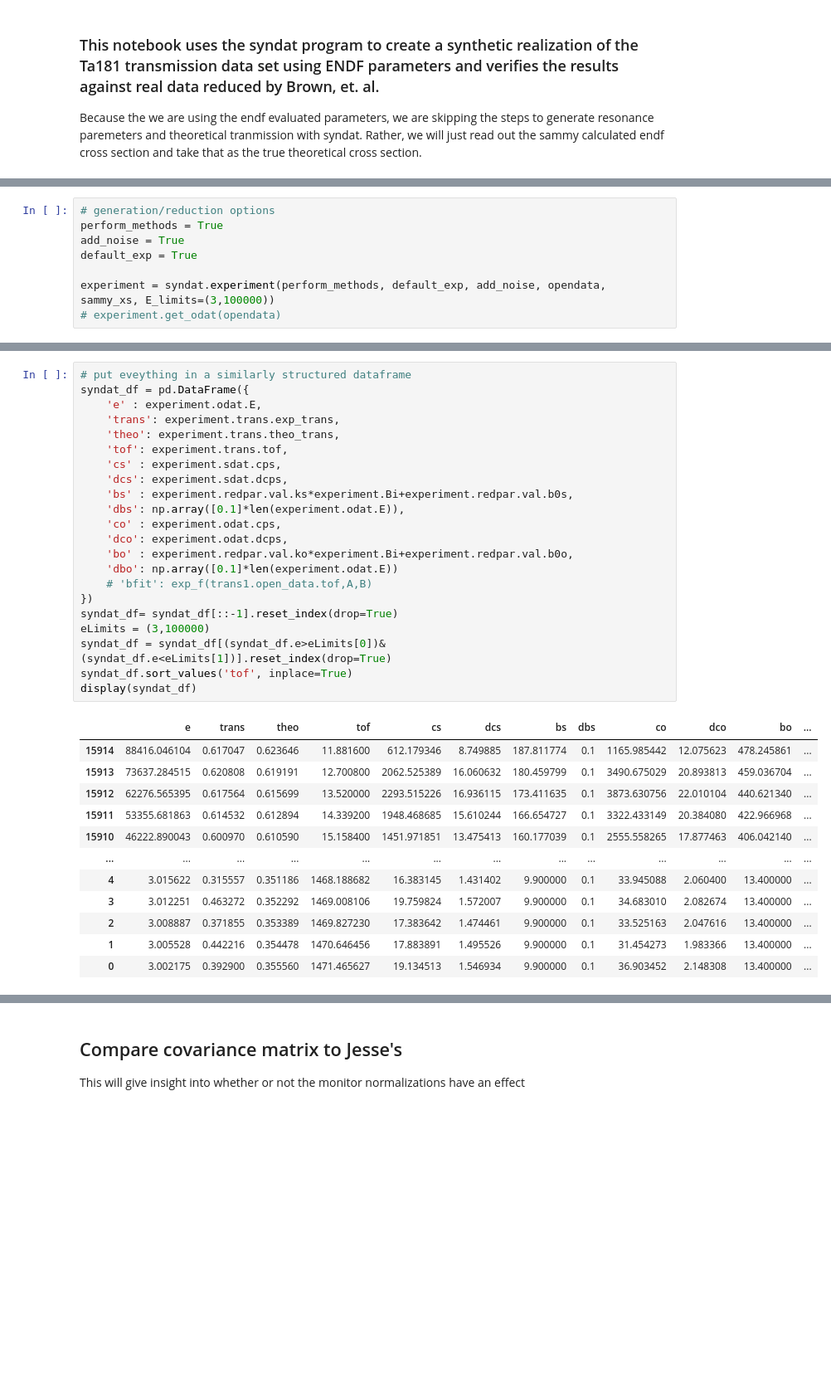
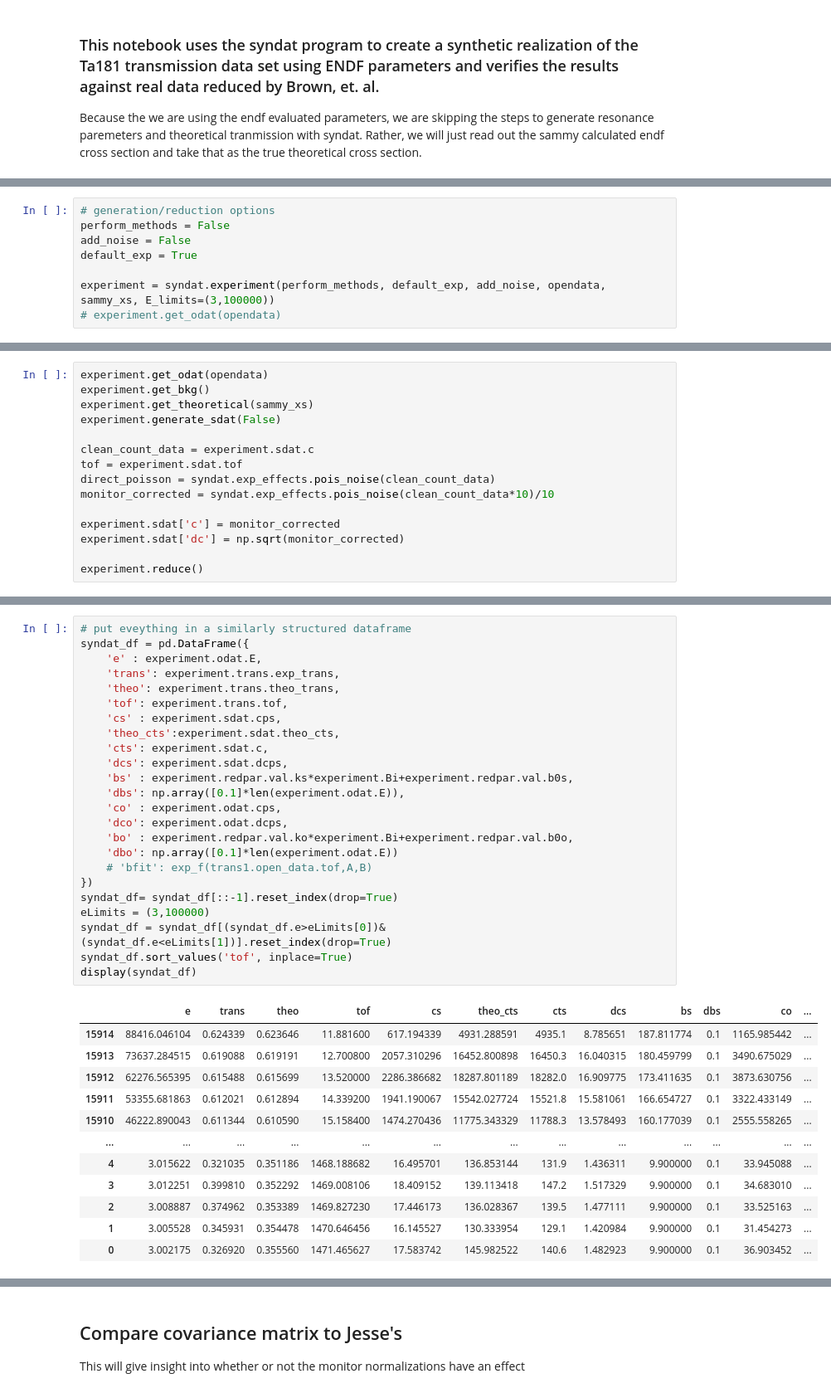
Before and after one commit to Naww137/Syndat, a Jupyter notebook: workspace/verify_against_JBrown.ipynb, the cells around one changed output, grey strips where cells are left out. Shown at 83% size. Drawn from its saved outputs; the diff is of its cells as text; blank space fills up the shorter version.

```diff
--- a/workspace/verify_against_JBrown.ipynb
+++ b/workspace/verify_against_JBrown.ipynb
@@ -40,8 +40,8 @@ sammy_xs = '/Users/noahwalton/research_local/resonance_fitting/synthetic_data/Ta
 # JBrown_lst['tof'] = syndat.exp_effects.e_to_t(JBrown_lst.E, 35.185, True)*1e6+3.326
 # %%
 # generation/reduction options
-perform_methods = True
-add_noise = True
+perform_methods = False
+add_noise = False
 default_exp = True
 
 experiment = syndat.experiment(perform_methods, default_exp, add_noise, opendata, sammy_xs, E_limits=(3,100000))
@@ -65,0 +57,15 @@ experiment.odat
+# %%
+experiment.get_odat(opendata)
+experiment.get_bkg()
+experiment.get_theoretical(sammy_xs)
+experiment.generate_sdat(False)
+
+clean_count_data = experiment.sdat.c
+tof = experiment.sdat.tof
+direct_poisson = syndat.exp_effects.pois_noise(clean_count_data)
+monitor_corrected = syndat.exp_effects.pois_noise(clean_count_data*10)/10
+
+experiment.sdat['c'] = monitor_corrected
+experiment.sdat['dc'] = np.sqrt(monitor_corrected)
+
+experiment.reduce()
@@ -66,35 +78,37 @@ experiment.odat
 # %%
 # put eveything in a similarly structured dataframe
 syndat_df = pd.DataFrame({
     'e' : experiment.odat.E,
     'trans': experiment.trans.exp_trans,
     'theo': experiment.trans.theo_trans,
     'tof': experiment.trans.tof,
     'cs' : experiment.sdat.cps,
+    'theo_cts':experiment.sdat.theo_cts,
+    'cts': experiment.sdat.c,
     'dcs': experiment.sdat.dcps,
     'bs' : experiment.redpar.val.ks*experiment.Bi+experiment.redpar.val.b0s,
     'dbs': np.array([0.1]*len(experiment.odat.E)),
     'co' : experiment.odat.cps,
     'dco': experiment.odat.dcps,
     'bo' : experiment.redpar.val.ko*experiment.Bi+experiment.redpar.val.b0o,
     'dbo': np.array([0.1]*len(experiment.odat.E))
     # 'bfit': exp_f(trans1.open_data.tof,A,B)
 })
 syndat_df= syndat_df[::-1].reset_index(drop=True)
 eLimits = (3,100000)
 syndat_df = syndat_df[(syndat_df.e>eLimits[0])&(syndat_df.e<eLimits[1])].reset_index(drop=True)
 syndat_df.sort_values('tof', inplace=True)
 display(syndat_df)
 # %% [output]
-|  | e | trans | theo | tof | cs | dcs | bs | dbs | co | dco | bo | ... |
-| 15914 | 88416.046104 | 0.617047 | 0.623646 | 11.881600 | 612.179346 | 8.749885 | 187.811774 | 0.1 | 1165.985442 | 12.075623 | 478.245861 | ... |
-| 15913 | 73637.284515 | 0.620808 | 0.619191 | 12.700800 | 2062.525389 | 16.060632 | 180.459799 | 0.1 | 3490.675029 | 20.893813 | 459.036704 | ... |
-| 15912 | 62276.565395 | 0.617564 | 0.615699 | 13.520000 | 2293.515226 | 16.936115 | 173.411635 | 0.1 | 3873.630756 | 22.010104 | 440.621340 | ... |
-| 15911 | 53355.681863 | 0.614532 | 0.612894 | 14.339200 | 1948.468685 | 15.610244 | 166.654727 | 0.1 | 3322.433149 | 20.384080 | 422.966968 | ... |
-| 15910 | 46222.890043 | 0.600970 | 0.610590 | 15.158400 | 1451.971851 | 13.475413 | 160.177039 | 0.1 | 2555.558265 | 17.877463 | 406.042140 | ... |
+|  | e | trans | theo | tof | cs | theo_cts | cts | dcs | bs | dbs | co | ... |
+| 15914 | 88416.046104 | 0.624339 | 0.623646 | 11.881600 | 617.194339 | 4931.288591 | 4935.1 | 8.785651 | 187.811774 | 0.1 | 1165.985442 | ... |
+| 15913 | 73637.284515 | 0.619088 | 0.619191 | 12.700800 | 2057.310296 | 16452.800898 | 16450.3 | 16.040315 | 180.459799 | 0.1 | 3490.675029 | ... |
+| 15912 | 62276.565395 | 0.615488 | 0.615699 | 13.520000 | 2286.386682 | 18287.801189 | 18282.0 | 16.909775 | 173.411635 | 0.1 | 3873.630756 | ... |
+| 15911 | 53355.681863 | 0.612021 | 0.612894 | 14.339200 | 1941.190067 | 15542.027724 | 15521.8 | 15.581061 | 166.654727 | 0.1 | 3322.433149 | ... |
+| 15910 | 46222.890043 | 0.611344 | 0.610590 | 15.158400 | 1474.270436 | 11775.343329 | 11788.3 | 13.578493 | 160.177039 | 0.1 | 2555.558265 | ... |
 | ... | ... | ... | ... | ... | ... | ... | ... | ... | ... | ... | ... | ... |
-| 4 | 3.015622 | 0.315557 | 0.351186 | 1468.188682 | 16.383145 | 1.431402 | 9.900000 | 0.1 | 33.945088 | 2.060400 | 13.400000 | ... |
-| 3 | 3.012251 | 0.463272 | 0.352292 | 1469.008106 | 19.759824 | 1.572007 | 9.900000 | 0.1 | 34.683010 | 2.082674 | 13.400000 | ... |
-| 2 | 3.008887 | 0.371855 | 0.353389 | 1469.827230 | 17.383642 | 1.474461 | 9.900000 | 0.1 | 33.525163 | 2.047616 | 13.400000 | ... |
-| 1 | 3.005528 | 0.442216 | 0.354478 | 1470.646456 | 17.883891 | 1.495526 | 9.900000 | 0.1 | 31.454273 | 1.983366 | 13.400000 | ... |
-| 0 | 3.002175 | 0.392900 | 0.355560 | 1471.465627 | 19.134513 | 1.546934 | 9.900000 | 0.1 | 36.903452 | 2.148308 | 13.400000 | ... |
+| 4 | 3.015622 | 0.321035 | 0.351186 | 1468.188682 | 16.495701 | 136.853144 | 131.9 | 1.436311 | 9.900000 | 0.1 | 33.945088 | ... |
+| 3 | 3.012251 | 0.399810 | 0.352292 | 1469.008106 | 18.409152 | 139.113418 | 147.2 | 1.517329 | 9.900000 | 0.1 | 34.683010 | ... |
+| 2 | 3.008887 | 0.374962 | 0.353389 | 1469.827230 | 17.446173 | 136.028367 | 139.5 | 1.477111 | 9.900000 | 0.1 | 33.525163 | ... |
+| 1 | 3.005528 | 0.345931 | 0.354478 | 1470.646456 | 16.145527 | 130.333954 | 129.1 | 1.420984 | 9.900000 | 0.1 | 31.454273 | ... |
+| 0 | 3.002175 | 0.326920 | 0.355560 | 1471.465627 | 17.583742 | 145.982522 | 140.6 | 1.482923 | 9.900000 | 0.1 | 36.903452 | ... |
```
Also changed, not shown: parts of 17 cells of this notebook, 10 other files.
